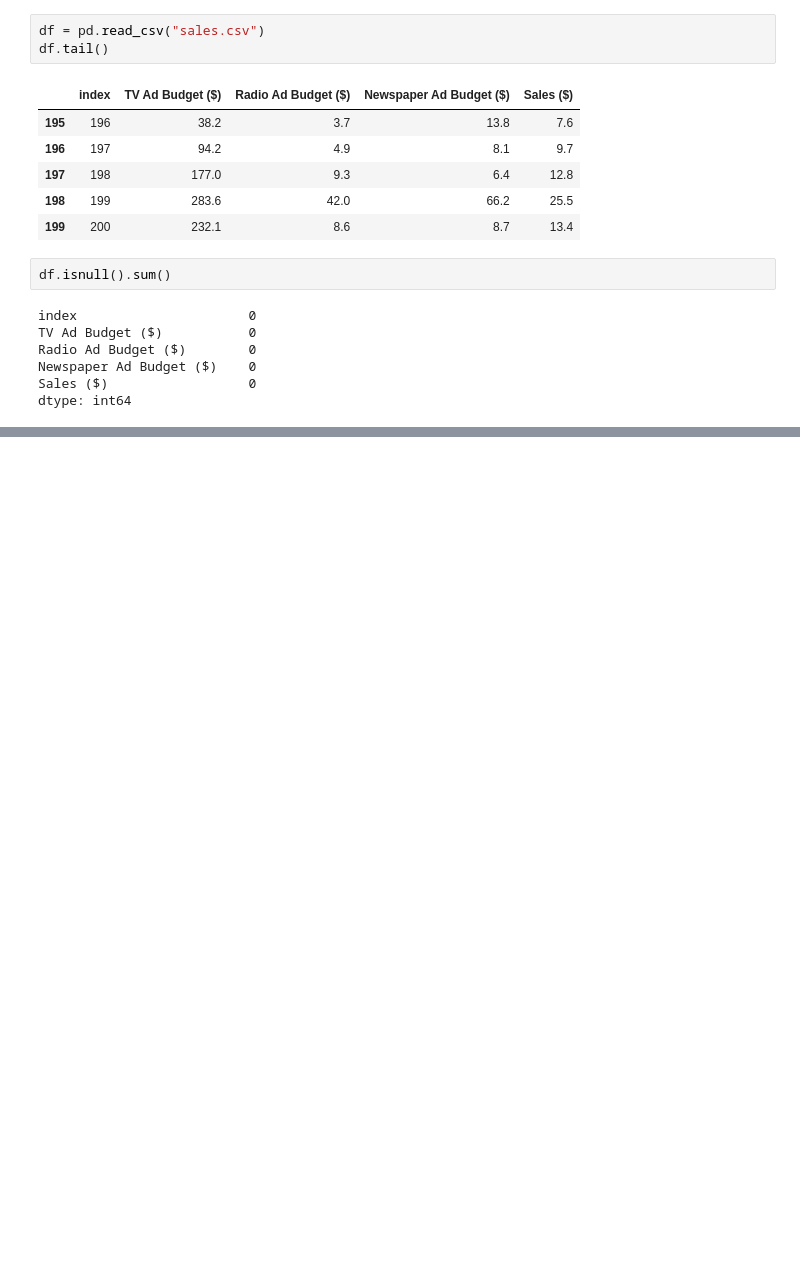
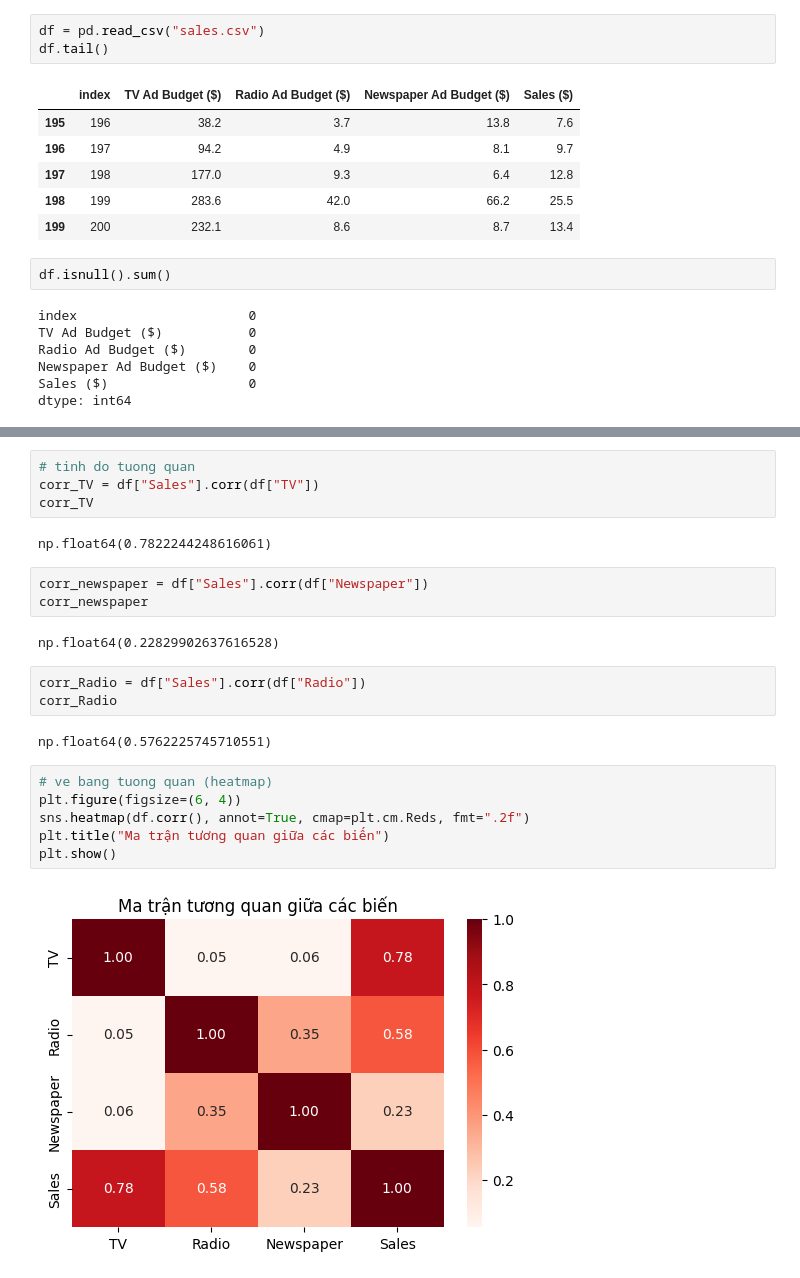
Before and after one commit to ThanhTuyen0302/CSA17, a Jupyter notebook: B7/hoiquytuyentinh.ipynb, the cells around one changed output, grey strips where cells are left out. Drawn from its saved outputs; the diff is of its cells as text; blank space fills up the shorter version.

```diff
--- a/B7/hoiquytuyentinh.ipynb
+++ b/B7/hoiquytuyentinh.ipynb
@@ -36,0 +51,24 @@ df
+# %%
+# tinh do tuong quan
+corr_TV = df["Sales"].corr(df["TV"])
+corr_TV
+# %% [output]
+np.float64(0.7822244248616061)
+# %%
+corr_newspaper = df["Sales"].corr(df["Newspaper"])
+corr_newspaper
+# %% [output]
+np.float64(0.22829902637616528)
+# %%
+corr_Radio = df["Sales"].corr(df["Radio"])
+corr_Radio
+# %% [output]
+np.float64(0.5762225745710551)
+# %%
+# ve bang tuong quan (heatmap)
+plt.figure(figsize=(6, 4))
+sns.heatmap(df.corr(), annot=True, cmap=plt.cm.Reds, fmt=".2f")
+plt.title("Ma trận tương quan giữa các biến")
+plt.show()
+# %% [output]
+[figure, added]
```
Also changed, not shown: parts of 5 cells of this notebook.
